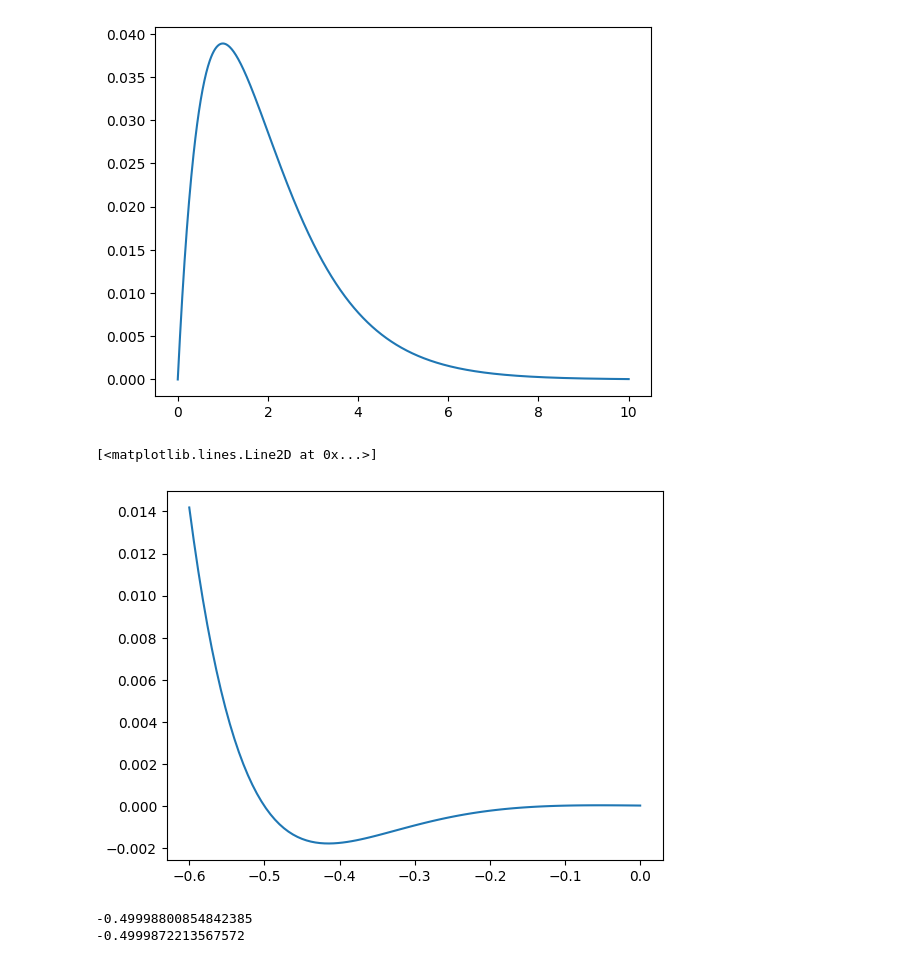
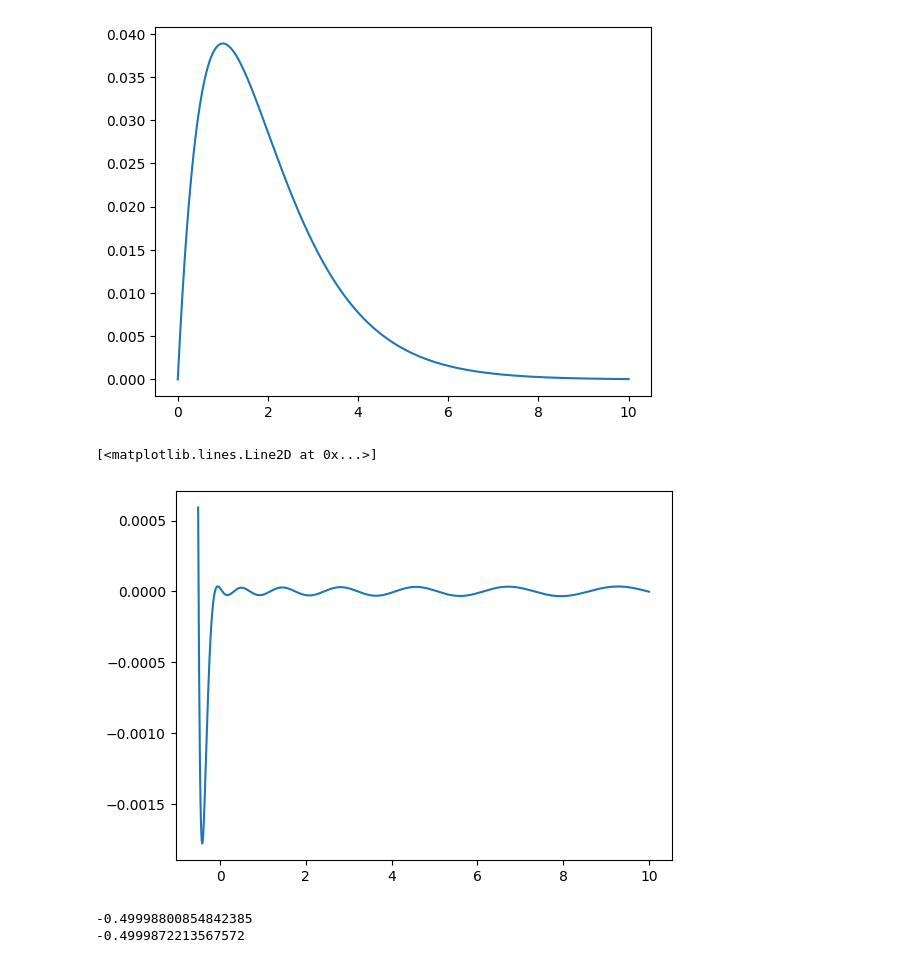
Before and after one commit to Blu3P34/Computational-Physics, a Jupyter notebook: Density functional theory/He - Hartree.ipynb, the cells around one changed output. Drawn from its saved outputs; the diff is of its cells as text; code cells hidden in the pictures.

```diff
--- a/Density functional theory/He - Hartree.ipynb
+++ b/Density functional theory/He - Hartree.ipynb
@@ -34,18 +34,18 @@ print(Decimal(u[0]))
 # %%
 # Using Newton-Raphson method to find the value E which satisfies the boundary condition at r = 0 : u(0) = 0
 
 # Graph u(0)(E) to navigate the monotonic region of u(0)'
-E = np.linspace(-0.6,0,101)
+E = np.linspace(-0.51,10,1001)
 
-x0 = np.zeros((1,101))
+x0 = np.zeros((1,1001))
 
-for ele in range(101) :
+for ele in range(1001) :
     x0[0,ele] = Verlet(E[ele])[1][0]
 
 plt.plot(E,x0[0])
 # %% [output]
 [<matplotlib.lines.Line2D at 0x...>]
-[figure, old version]
+[figure, new version]
 # %%
 def Newton(n,E) :
     d = (Verlet(E+0.001)[1][0]-Verlet(E)[1][0])/0.001
```
Also changed, not shown: 3 other files.
